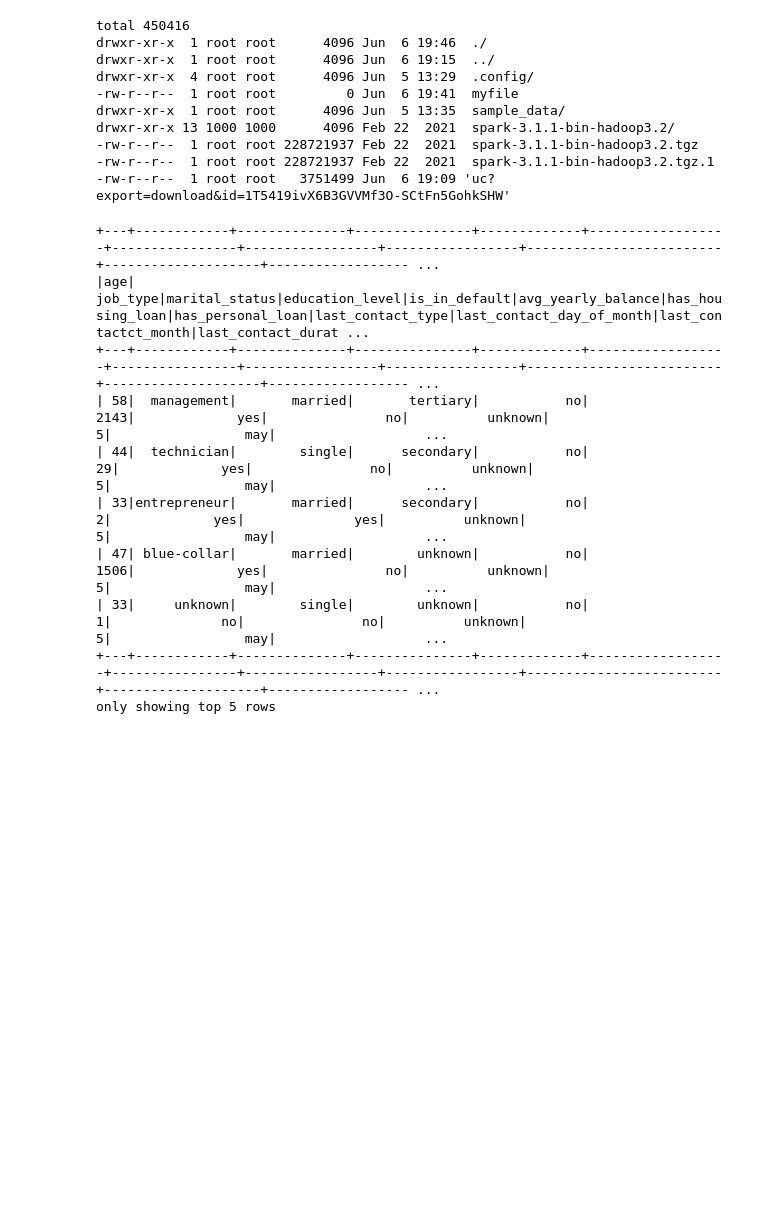
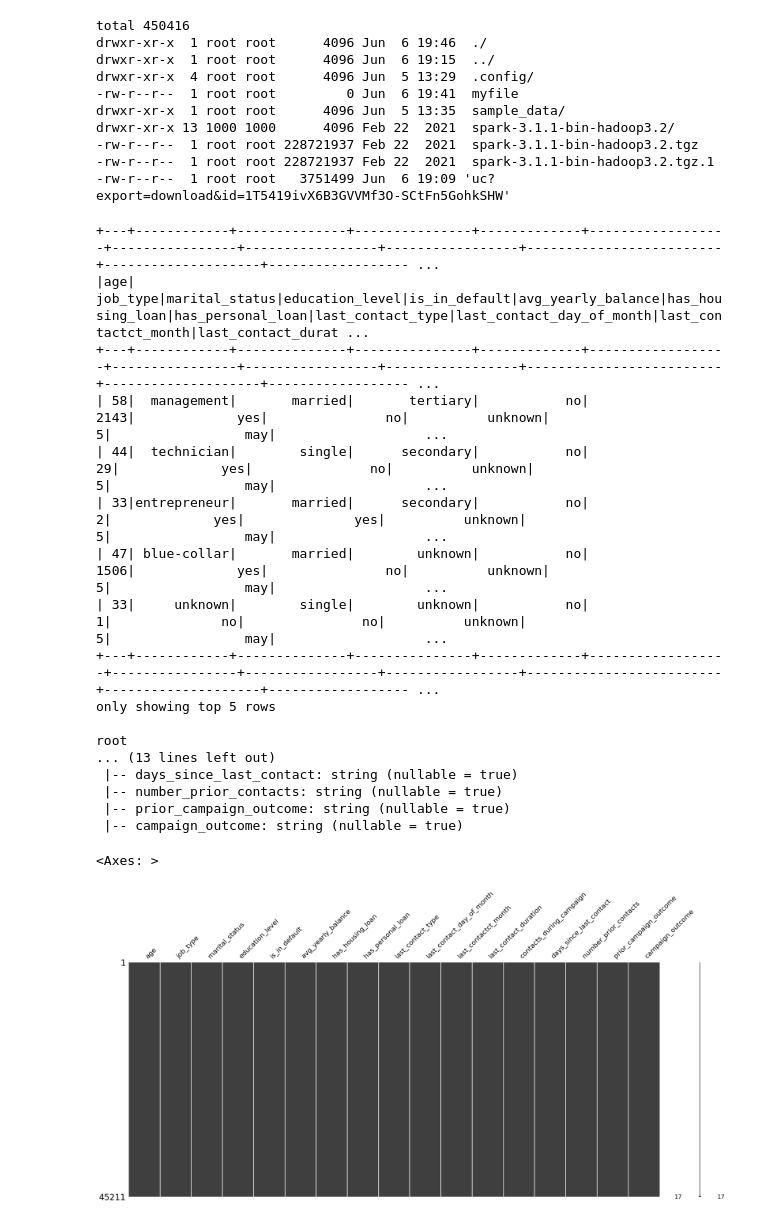
Before and after one commit to stephenfrein/fultonlearning, a Jupyter notebook: TreeModels.ipynb, the cells around one changed output. Cells and saved outputs as stored; diff of their text form; code cells hidden in the pictures; blank space fills up the shorter version.

```diff
--- a/TreeModels.ipynb
+++ b/TreeModels.ipynb
@@ -78,6 +78,7 @@ drwxr-xr-x 13 1000 1000      4096 Feb 22  2021  spark-3.1.1-bin-hadoop3.2/
 # %%
 df = spark.read.csv("bankmarketing.csv", header=True)
 df.show(5)
+df.printSchema()
 # %% [output]
 +---+------------+--------------+---------------+-------------+------------------+----------------+-----------------+-----------------+-------------------------+--------------------+------------------ ...
 |age|    job_type|marital_status|education_level|is_in_default|avg_yearly_balance|has_housing_loan|has_personal_loan|last_contact_type|last_contact_day_of_month|last_contactct_month|last_contact_durat ...
@@ -89,3 +90,22 @@ df.show(5)
 | 33|     unknown|        single|        unknown|           no|                 1|              no|               no|          unknown|                        5|                 may|                   ...
 +---+------------+--------------+---------------+-------------+------------------+----------------+-----------------+-----------------+-------------------------+--------------------+------------------ ...
 only showing top 5 rows
+
+root
+... (13 lines left out)
+ |-- days_since_last_contact: string (nullable = true)
+ |-- number_prior_contacts: string (nullable = true)
+ |-- prior_campaign_outcome: string (nullable = true)
+ |-- campaign_outcome: string (nullable = true)
+# %%
+# Importing the libraries
+import pandas as pd
+import missingno as msno
+
+pandas_df = df.toPandas()
+
+# Visualize missing values as a matrix
+msno.matrix(pandas_df)
+# %% [output]
+<Axes: >
+[figure, added]
```
